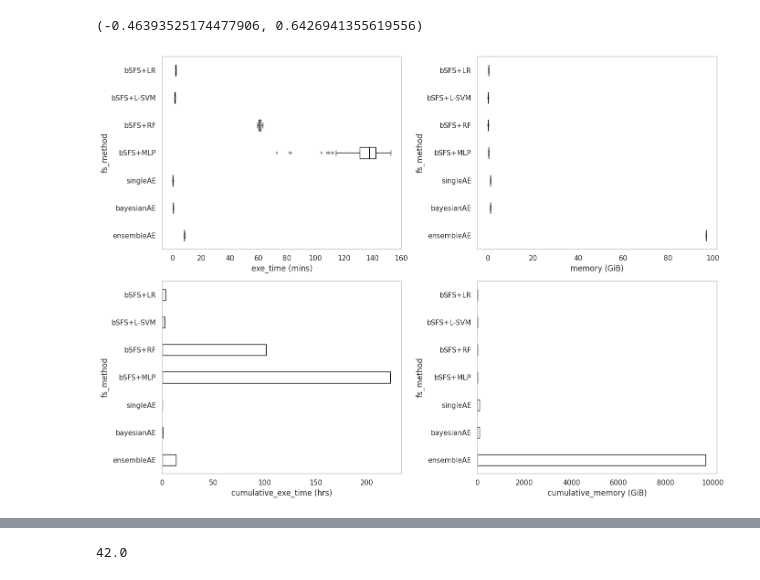
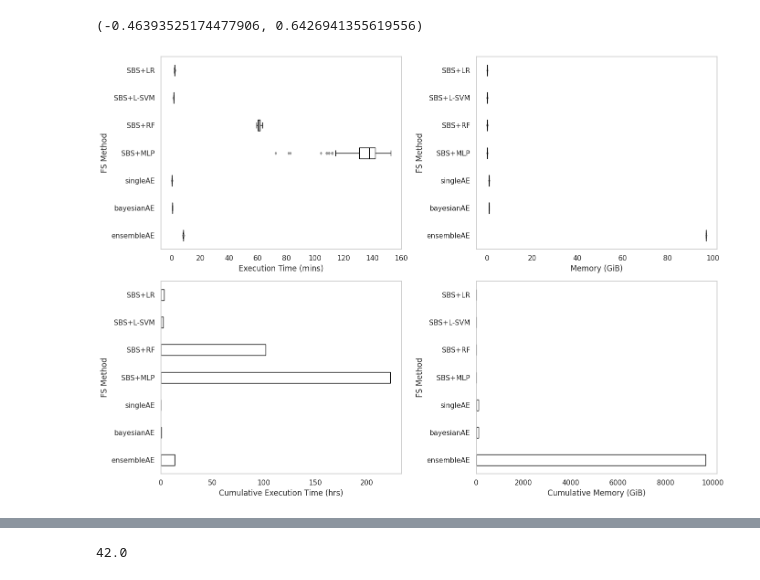
Before and after one commit to sithin-int/autoencoder, a Jupyter notebook: notebooks/stability_analysis.ipynb, the cells around one changed output, grey strips where cells are left out. Cells and saved outputs as stored; diff of their text form; code cells hidden in the pictures.

```diff
--- a/notebooks/stability_analysis.ipynb
+++ b/notebooks/stability_analysis.ipynb
@@ -238,10 +242,10 @@ fs_methods = [
 ]
 label_mapping = {
     "random": "random",
-    "backwardSFS/LogisticRegression": "bSFS+LR",
-    "backwardSFS/SVC": "bSFS+L-SVM",
-    "backwardSFS/RandomForestClassifier": "bSFS+RF",
-    "backwardSFS/MLPClassifier": "bSFS+MLP",
+    "backwardSFS/LogisticRegression": "SBS+LR",
+    "backwardSFS/SVC": "SBS+L-SVM",
+    "backwardSFS/RandomForestClassifier": "SBS+RF",
+    "backwardSFS/MLPClassifier": "SBS+MLP",
     "oneDSAE": "singleAE",
     "bayesianDSAE": "bayesianAE",
     "ensembleDSAE": "ensembleAE"
@@ -267,7 +271,7 @@ ax.set_xticklabels(pivot.columns, rotation=45, ha='right', fontsize=9)
 
 # Add labels and styling
 ax.set_xlabel("Top Frequent Features", fontsize=12)
-ax.set_ylabel("Feature Selection Method", fontsize=12)
+ax.set_ylabel("FS Method", fontsize=12)
 # ax.set_title("Top Features Selected by Different Methods", fontsize=14)
 ax.grid(axis='y', linestyle='--', alpha=0.3)
 ax.tick_params(axis='both', which='major', length=0)
@@ -586,10 +593,10 @@ fs_methods = [
 ]
 label_mapping = {
     "random": "random",
-    "backwardSFS/LogisticRegression": "bSFS+LR",
-    "backwardSFS/SVC": "bSFS+L-SVM",
-    "backwardSFS/RandomForestClassifier": "bSFS+RF",
-    "backwardSFS/MLPClassifier": "bSFS+MLP",
+    "backwardSFS/LogisticRegression": "SBS+LR",
+    "backwardSFS/SVC": "SBS+L-SVM",
+    "backwardSFS/RandomForestClassifier": "SBS+RF",
+    "backwardSFS/MLPClassifier": "SBS+MLP",
     "oneDSAE": "singleAE",
     "bayesianDSAE": "bayesianAE",
     "ensembleDSAE": "ensembleAE"
@@ -627,45 +634,45 @@ sns.boxplot(
     capprops=dict(color='black'),
     medianprops=dict(color='black')
 )
-axs[0, 0].set_xlabel("exe_time (mins)")
-axs[0, 0].set_ylabel("fs_method")
+axs[0, 0].set_xlabel("Execution Time (mins)")
+axs[0, 0].set_ylabel("FS Method")
 
 # Top-right: Boxplot of Memory usage
 sns.boxplot(
     x='mem_usage', y='fs_method', data=exploded_mem, ax=axs[0, 1],
     color='white', fliersize=3, linewidth=1, width=0.4,
     boxprops=dict(edgecolor='black'),
     whiskerprops=dict(color='black'),
     capprops=dict(color='black'),
     medianprops=dict(color='black')
 )
-axs[0, 1].set_xlabel("memory (GiB)")
-axs[0, 1].set_ylabel("fs_method")
+axs[0, 1].set_xlabel("Memory (GiB)")
+axs[0, 1].set_ylabel("FS Method")
 
 # Bottom-left: Cumulative Execution Time
 sns.barplot(
     x='cumulative_time', y='fs_method', data=df, ax=axs[1, 0],
     color='white', edgecolor='black', width=0.4
 )
-axs[1, 0].set_xlabel("cumulative_exe_time (hrs)")
-axs[1, 0].set_ylabel("fs_method")
+axs[1, 0].set_xlabel("Cumulative Execution Time (hrs)")
+axs[1, 0].set_ylabel("FS Method")
 
 # Bottom-right: Cumulative Memory Usage
 sns.barplot(
     x='cumulative_memory', y='fs_method', data=df, ax=axs[1, 1],
     color='white', edgecolor='black', width=0.4
 )
-axs[1, 1].set_xlabel("cumulative_memory (GiB)")
-axs[1, 1].set_ylabel("fs_method")
+axs[1, 1].set_xlabel("Cumulative Memory (GiB)")
+axs[1, 1].set_ylabel("FS Method")
 
 for ax in axs.flat:
     ax.grid(False)
 
 plt.tight_layout()
 plt.savefig("complexity_plot.tif", format="tiff", dpi=600)
 plt.show()
 # %% [output]
-[figure, old version]
+[figure, new version]
 # %%
 df['avg_time'] = df['exe_time'].apply(lambda x: sum(x) / len(x) / 60)  # convert to mins
 
```
Also changed, not shown: parts of 5 cells of this notebook.
